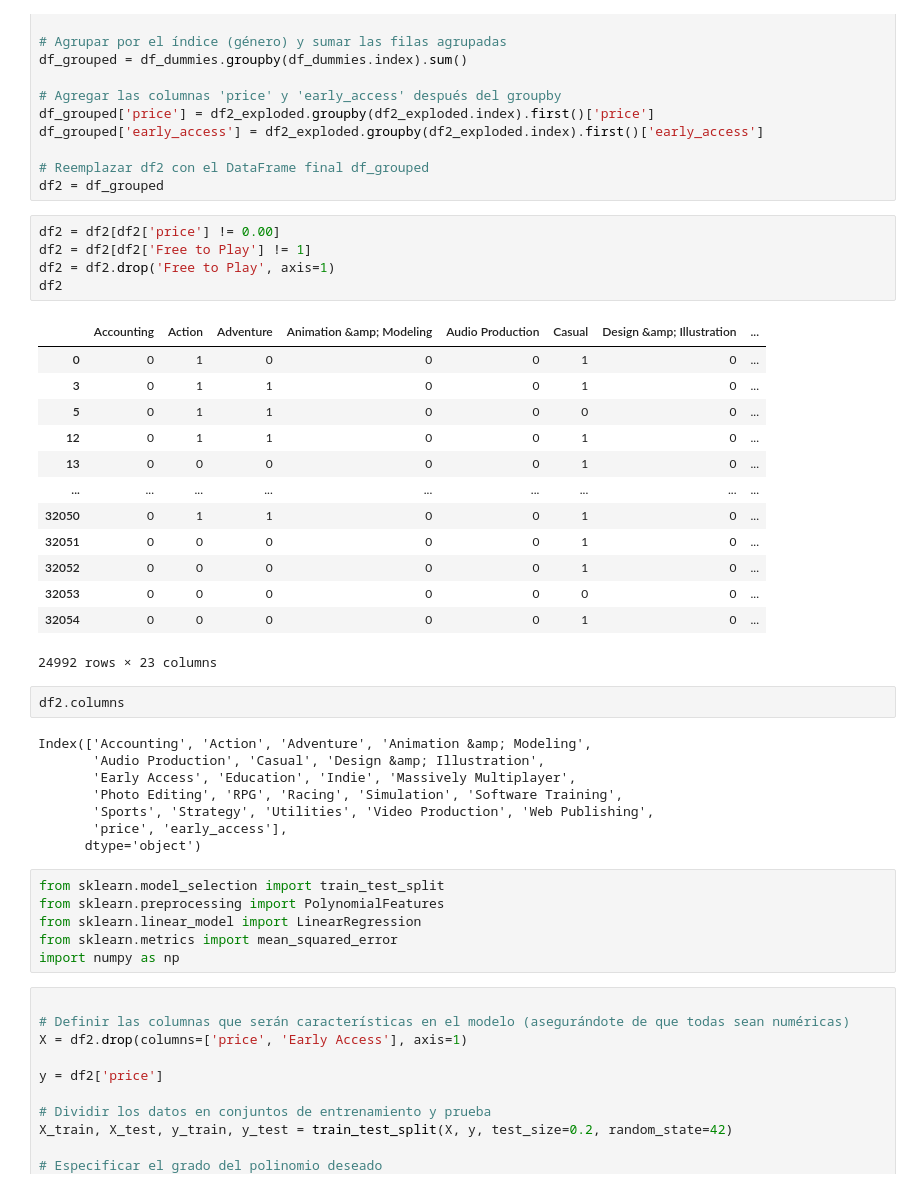
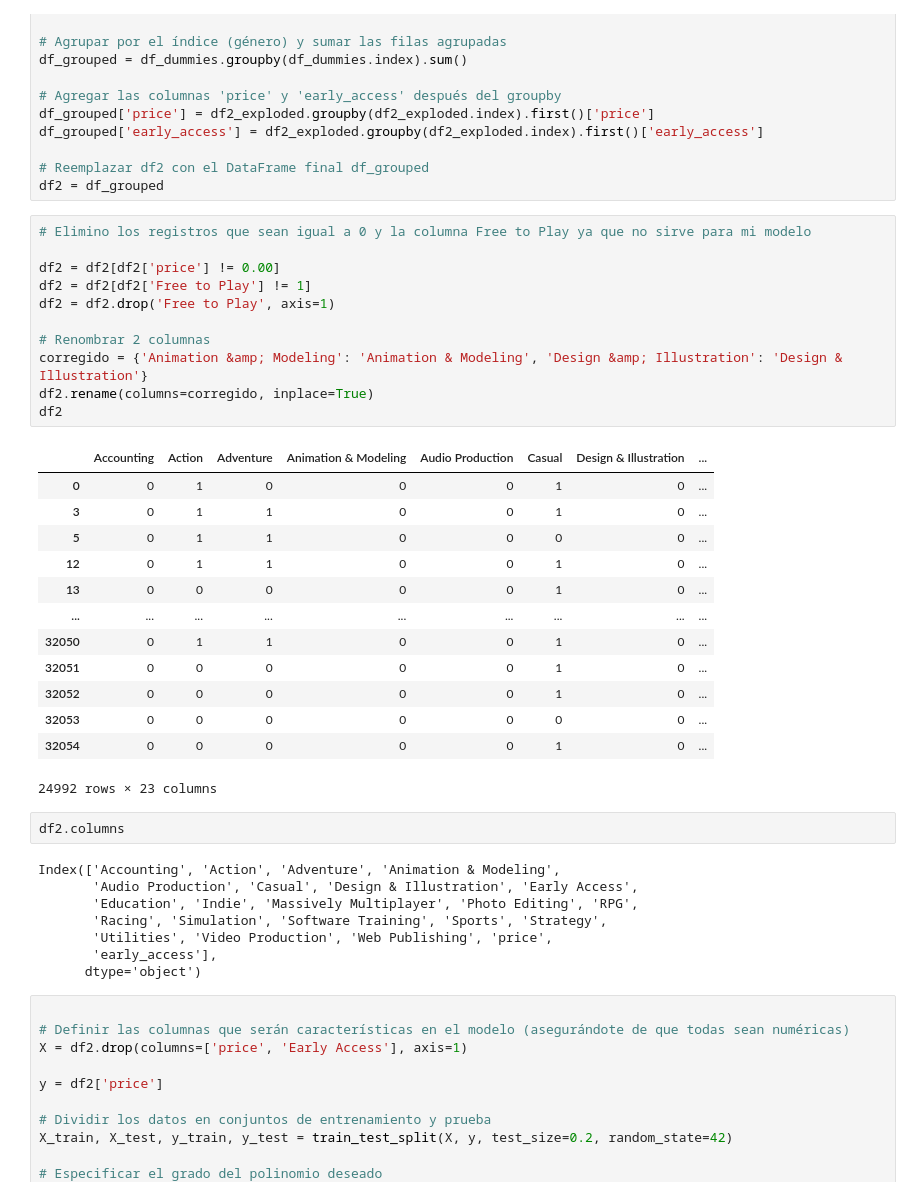
Before and after one commit to Nehuen505/API-Steam, a Jupyter notebook: ml.ipynb, the cells around one changed output. Cells and saved outputs as stored; diff of their text form.

```diff
--- a/ml.ipynb
+++ b/ml.ipynb
@@ -58,12 +63,18 @@ df_grouped['early_access'] = df2_exploded.groupby(df2_exploded.index).first()['e
 # Reemplazar df2 con el DataFrame final df_grouped
 df2 = df_grouped
 # %%
+# Elimino los registros que sean igual a 0 y la columna Free to Play ya que no sirve para mi modelo
+
 df2 = df2[df2['price'] != 0.00]
 df2 = df2[df2['Free to Play'] != 1]
 df2 = df2.drop('Free to Play', axis=1)
+
+# Renombrar 2 columnas
+corregido = {'Animation &amp; Modeling': 'Animation & Modeling', 'Design &amp; Illustration': 'Design & Illustration'}
+df2.rename(columns=corregido, inplace=True)
 df2
 # %% [output]
-|  | Accounting | Action | Adventure | Animation &amp; Modeling | Audio Production | Casual | Design &amp; Illustration | ... |
+|  | Accounting | Action | Adventure | Animation & Modeling | Audio Production | Casual | Design & Illustration | ... |
 | 0 | 0 | 1 | 0 | 0 | 0 | 1 | 0 | ... |
 | 3 | 0 | 1 | 1 | 0 | 0 | 1 | 0 | ... |
 | 5 | 0 | 1 | 1 | 0 | 0 | 0 | 0 | ... |
@@ -79,19 +90,13 @@ df2
 # %%
 df2.columns
 # %% [output]
-Index(['Accounting', 'Action', 'Adventure', 'Animation &amp; Modeling',
-       'Audio Production', 'Casual', 'Design &amp; Illustration',
-       'Early Access', 'Education', 'Indie', 'Massively Multiplayer',
-       'Photo Editing', 'RPG', 'Racing', 'Simulation', 'Software Training',
-       'Sports', 'Strategy', 'Utilities', 'Video Production', 'Web Publishing',
-       'price', 'early_access'],
+Index(['Accounting', 'Action', 'Adventure', 'Animation & Modeling',
+       'Audio Production', 'Casual', 'Design & Illustration', 'Early Access',
+       'Education', 'Indie', 'Massively Multiplayer', 'Photo Editing', 'RPG',
+       'Racing', 'Simulation', 'Software Training', 'Sports', 'Strategy',
+       'Utilities', 'Video Production', 'Web Publishing', 'price',
+       'early_access'],
       dtype='object')
-# %%
-from sklearn.model_selection import train_test_split
-from sklearn.preprocessing import PolynomialFeatures
-from sklearn.linear_model import LinearRegression
-from sklearn.metrics import mean_squared_error
-import numpy as np
 # %%
 
 # Definir las columnas que serán características en el modelo (asegurándote de que todas sean numéricas)
```
Also changed, not shown: parts of 5 cells of this notebook, 3 other files.
